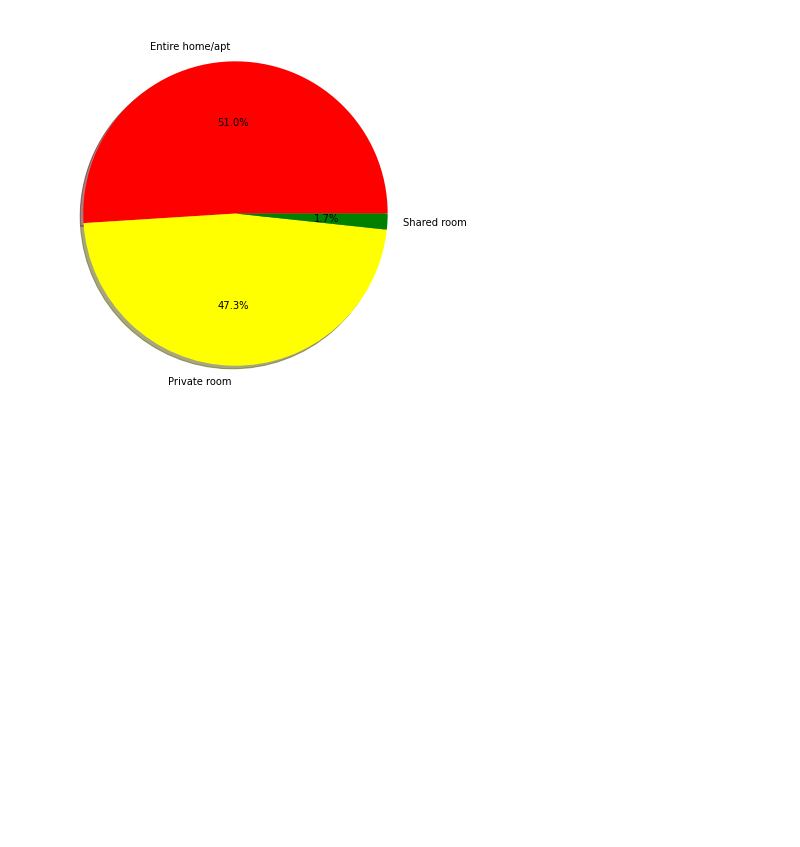
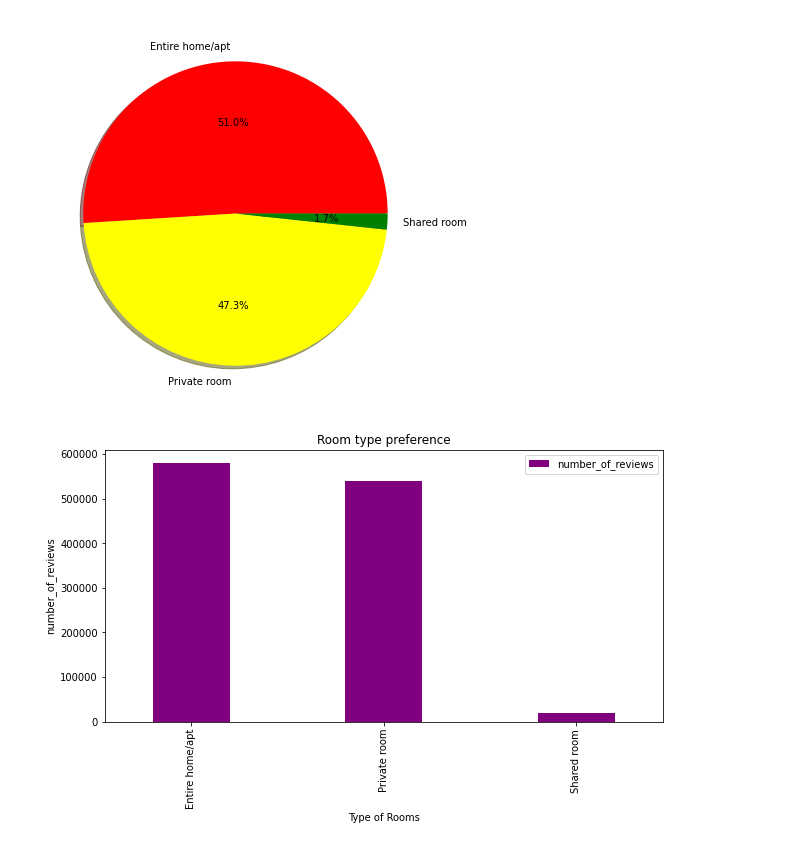
Before and after one commit to 1502harshitsharma/Airbnb-Data-Analysis, a Jupyter notebook: Airbnb_Data_Analysis.ipynb, the cells around one changed output. Cells and saved outputs as stored; diff of their text form; code cells hidden in the pictures; blank space fills up the shorter version.

```diff
--- a/Airbnb_Data_Analysis.ipynb
+++ b/Airbnb_Data_Analysis.ipynb
@@ -359,3 +359,12 @@ fig = plt.figure(figsize =(10, 7))
 plt.pie(preferred_room_type.number_of_reviews, labels =preferred_room_type.room_type,autopct='%1.1f%%', shadow = True,colors=['red','yellow','green']);
 # %% [output]
 [figure]
+# %%
+# let's plot bar chart for room type and number of reviews
+preferred_room_type.set_index('room_type',inplace=True)
+preferred_room_type.plot(kind='bar',width=.4 ,color=['purple'],figsize = (10, 5));
+plt.xlabel("Type of Rooms")
+plt.ylabel("number_of_reviews")
+plt.title("Room type preference");
+# %% [output]
+[figure, added]
```
Also changed, not shown: parts of 2 cells of this notebook.
